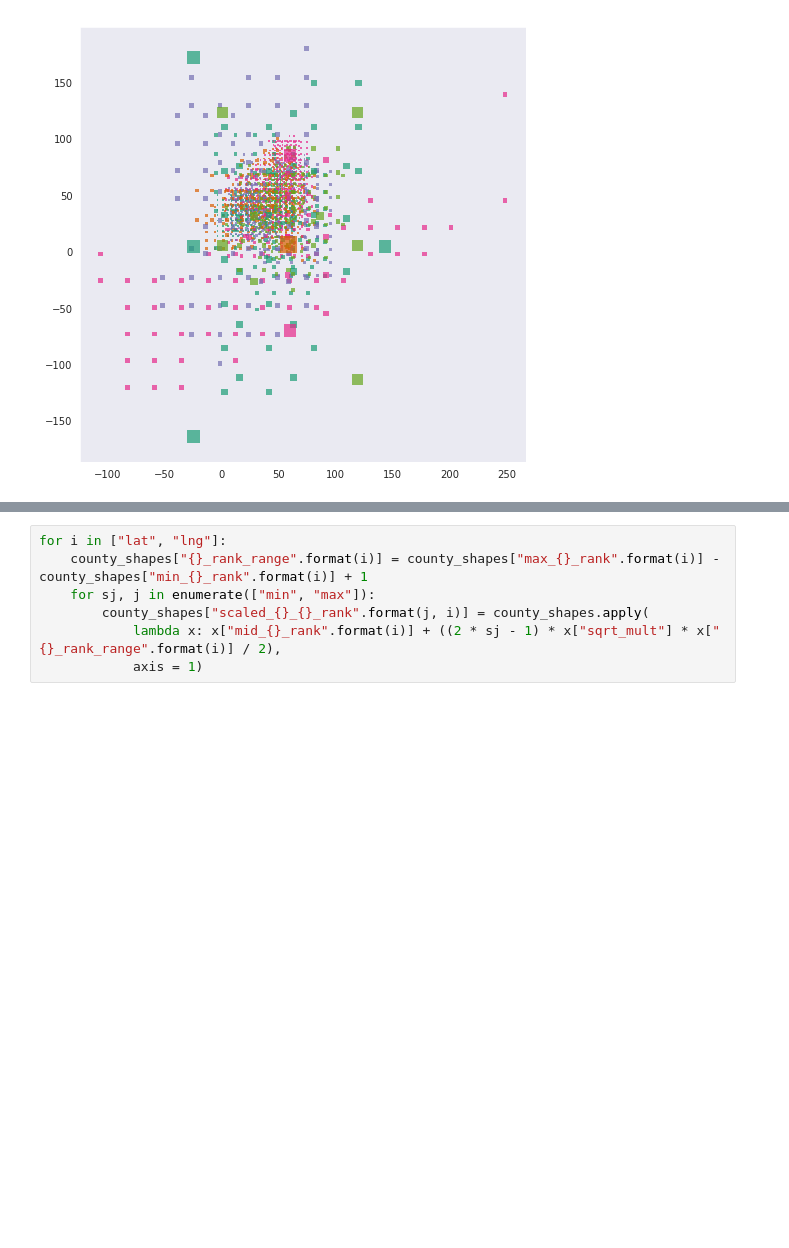
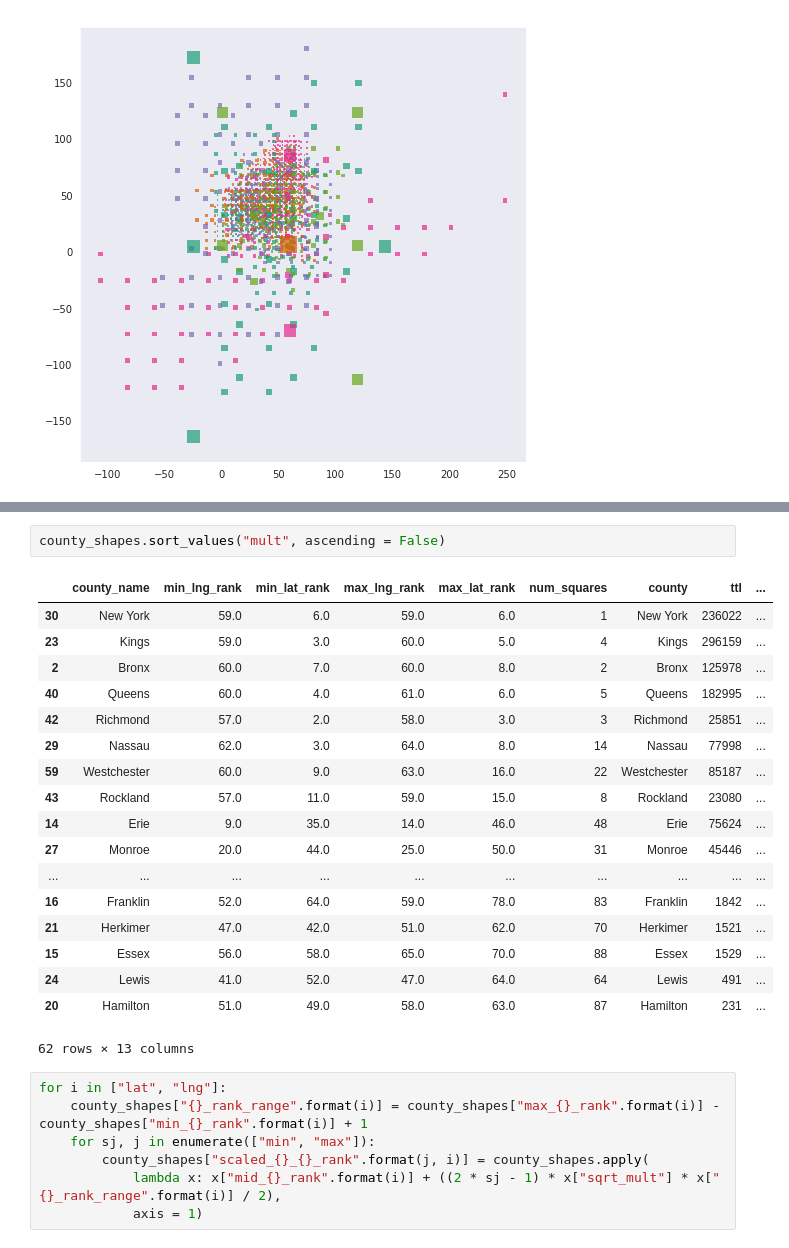
Before and after one commit to gautsi/gen-purpose-repo, a Jupyter notebook: maps/NYCountyShapes.ipynb, the cells around one changed output, grey strips where cells are left out. Drawn from its saved outputs; the diff is of its cells as text; blank space fills up the shorter version.

```diff
--- a/maps/NYCountyShapes.ipynb
+++ b/maps/NYCountyShapes.ipynb
@@ -175,3 +197,24 @@ ny_map_county_shapes.mult.hist()
+# %%
+county_shapes.sort_values("mult", ascending = False)
+# %% [output]
+|  | county_name | min_lng_rank | min_lat_rank | max_lng_rank | max_lat_rank | num_squares | county | ttl | ... |
+| 30 | New York | 59.0 | 6.0 | 59.0 | 6.0 | 1 | New York | 236022 | ... |
+| 23 | Kings | 59.0 | 3.0 | 60.0 | 5.0 | 4 | Kings | 296159 | ... |
+| 2 | Bronx | 60.0 | 7.0 | 60.0 | 8.0 | 2 | Bronx | 125978 | ... |
+| 40 | Queens | 60.0 | 4.0 | 61.0 | 6.0 | 5 | Queens | 182995 | ... |
+| 42 | Richmond | 57.0 | 2.0 | 58.0 | 3.0 | 3 | Richmond | 25851 | ... |
+| 29 | Nassau | 62.0 | 3.0 | 64.0 | 8.0 | 14 | Nassau | 77998 | ... |
+| 59 | Westchester | 60.0 | 9.0 | 63.0 | 16.0 | 22 | Westchester | 85187 | ... |
+| 43 | Rockland | 57.0 | 11.0 | 59.0 | 15.0 | 8 | Rockland | 23080 | ... |
+| 14 | Erie | 9.0 | 35.0 | 14.0 | 46.0 | 48 | Erie | 75624 | ... |
+| 27 | Monroe | 20.0 | 44.0 | 25.0 | 50.0 | 31 | Monroe | 45446 | ... |
+| ... | ... | ... | ... | ... | ... | ... | ... | ... | ... |
+| 16 | Franklin | 52.0 | 64.0 | 59.0 | 78.0 | 83 | Franklin | 1842 | ... |
+| 21 | Herkimer | 47.0 | 42.0 | 51.0 | 62.0 | 70 | Herkimer | 1521 | ... |
+| 15 | Essex | 56.0 | 58.0 | 65.0 | 70.0 | 88 | Essex | 1529 | ... |
+| 24 | Lewis | 41.0 | 52.0 | 47.0 | 64.0 | 64 | Lewis | 491 | ... |
+| 20 | Hamilton | 51.0 | 49.0 | 58.0 | 63.0 | 87 | Hamilton | 231 | ... |
+62 rows × 13 columns
 # %%
 for i in ["lat", "lng"]:
     county_shapes["{}_rank_range".format(i)] = county_shapes["max_{}_rank".format(i)] - county_shapes["min_{}_rank".format(i)] + 1
```
Also changed, not shown: parts of 6 cells of this notebook.
